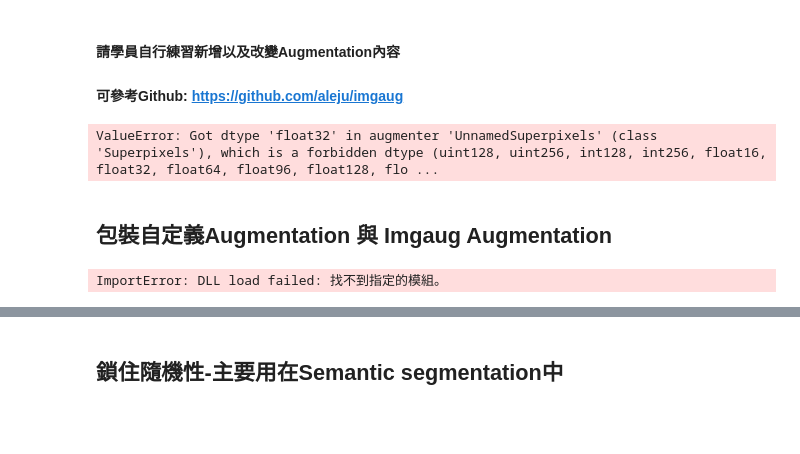
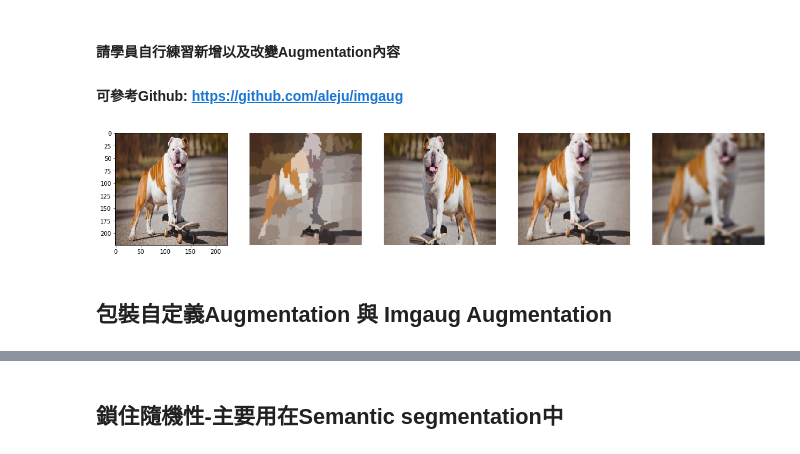
Before and after one commit to nelson0423/1st-DL-CVMarathon, a Jupyter notebook: homework/02-電腦視覺深度學習基礎/Day016_Image Augmentation_HW.ipynb, the cells around one changed output, grey strips where cells are left out. Cells and saved outputs as stored; diff of their text form; code cells hidden in the pictures; blank space fills up the shorter version.

```diff
--- a/homework/02-電腦視覺深度學習基礎/Day016_Image Augmentation_HW.ipynb
+++ b/homework/02-電腦視覺深度學習基礎/Day016_Image Augmentation_HW.ipynb
@@ -154,9 +156,11 @@ img = cv2.imread('data/dog.jpg')
 img = cv2.resize(img, (224,224))##改變圖片尺寸
 img = cv2.cvtColor(img, cv2.COLOR_BGR2RGB) #Cv2讀進來是BGR，轉成RGB
 img_origin=img.copy()
-img= np.array(img, dtype=np.float32)
+# img= np.array(img, dtype=np.float32) # Nelson mark
+img= np.array(img) # Nelson add
 
-img_combine=np.array([img,img,img,img],dtype=np.float32)
+# img_combine=np.array([img,img,img,img],dtype=np.float32) # Nelson mark
+img_combine=np.array([img,img,img,img],dtype=np.uint8) # Nelson add
 
 sometimes = lambda aug: iaa.Sometimes(0.5, aug) # Sometimes(0.5, ...) 代表每次都有50%的機率運用不同的Augmentation
 
@@ -176,55 +180,55 @@ seq = iaa.Sequential([
         shear=(-8, 8),
         order=[0, 1],
         cval=(0, 255),
         mode=ia.ALL
     )),
     sometimes(iaa.Superpixels(p_replace=(0, 1.0), n_segments=(20, 200))), # convert images into their superpixel representation
     sometimes(iaa.OneOf([
     iaa.GaussianBlur((0, 3.0)), # blur images
                     iaa.AverageBlur(k=(1,3)), # blur image using local means with kernel sizes between 1 and 3
                     iaa.MedianBlur(k=(3, 5)), # blur image using local medians with kernel sizes between 3 and 5
                 ])),
      sometimes(iaa.Sharpen(alpha=(0, 0.2), lightness=(0.1, 0.4))), # sharpen images
      sometimes(iaa.Emboss(alpha=(0, 0.3), strength=(0, 0.5))), # emboss images
     ],random_order=True)
 
 
 
 images_aug = seq.augment_images(img_combine) ## Image Augmentation
 
 ##畫出來
 i=1
 plt.figure(figsize=(20,20))
 for image in images_aug:
     plt.subplot(1, 5, 1)
     plt.imshow(img_origin.astype(np.uint8))
     plt.subplot(1, 5, i+1)
     plt.imshow(image.astype(np.uint8))
     plt.axis('off')
     i+=1
 # %% [output]
-ValueError: Got dtype 'float32' in augmenter 'UnnamedSuperpixels' (class 'Superpixels'), which is a forbidden dtype (uint128, uint256, int128, int256, float16, float32, float64, float96, float128, flo ...
+[figure, added]
 # %% [markdown]
 ## 包裝自定義Augmentation 與 Imgaug Augmentation
 # %%
-from torch.utils.data import Dataset, DataLoader
-from torchvision import transforms, utils
-from torch.autograd import Variable
+# from torch.utils.data import Dataset, DataLoader # Nelson mark
+# from torchvision import transforms, utils # Nelson mark
+# from torch.autograd import Variable # Nelson mark
 from PIL import Image
 
 
 import os
 import pickle
 import numpy as np
-import torch
-import torch
+# import torch # Nelson mark
+# import torch # Nelson mark
 import cv2
-import torch.nn as nn
+# import torch.nn as nn # Nelson mark
 import glob
 import pandas as pd
 import time
 import random
-import torch.nn.functional as F
+# import torch.nn.functional as F # Nelson mark
 import imgaug as ia
 import imgaug.augmenters as iaa
 
@@ -311,11 +315,10 @@ class TrainAugmentations(object):
 
     def __call__(self, image):
         image= self.aug_pipeline(image)
+        image = np.array(image, dtype=np.uint8) # Nelson add
         return image
 
 Augmenation=TrainAugmentations()
-# %% [output]
-ImportError: DLL load failed: 找不到指定的模組。
 # %%
 import numpy as np
 import imgaug as ia
```
Also changed, not shown: parts of 3 cells of this notebook.
